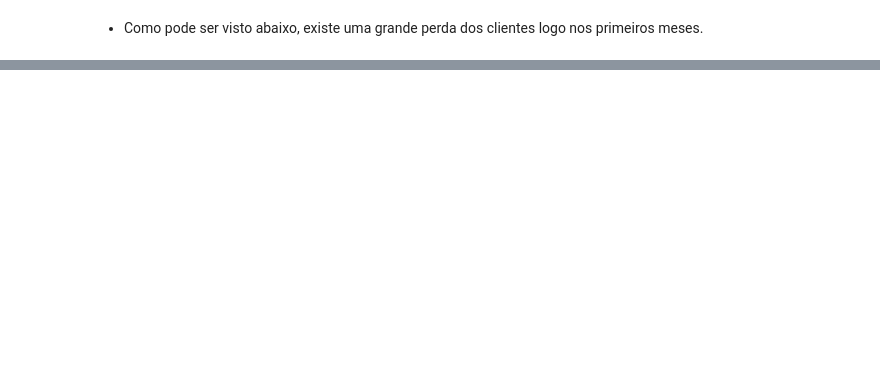
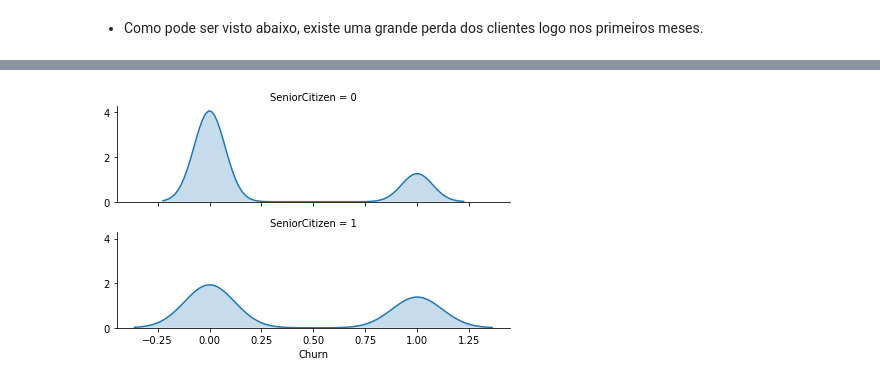
Before and after one commit to GuilhermeDomith/mineracao_de_dados, a Jupyter notebook: 02_Analise_Exploratoria_de_Dados/EDA - Analide Exploratoria de Dados.ipynb, the cells around one changed output, grey strips where cells are left out. Drawn from its saved outputs; the diff is of its cells as text; code cells hidden in the pictures; blank space fills up the shorter version.

```diff
--- a/02_Analise_Exploratoria_de_Dados/EDA - Analide Exploratoria de Dados.ipynb
+++ b/02_Analise_Exploratoria_de_Dados/EDA - Analide Exploratoria de Dados.ipynb
@@ -160,0 +161,5 @@ g.map(sns.distplot, 'TotalCharges', hist=False, kde_kws={'shade': True});
+# %%
+g = sns.FacetGrid(df_copy, row='SeniorCitizen', height=2, aspect=3)
+g.map(sns.distplot, 'Churn', hist=False, kde_kws={'shade': True});
+# %% [output]
+[figure, added]
```
Also changed, not shown: parts of 6 cells of this notebook, 7 other files.
